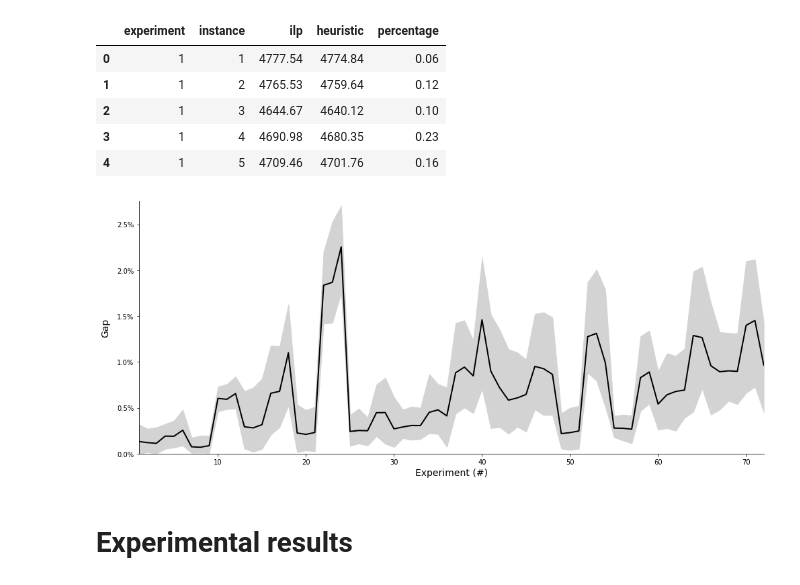
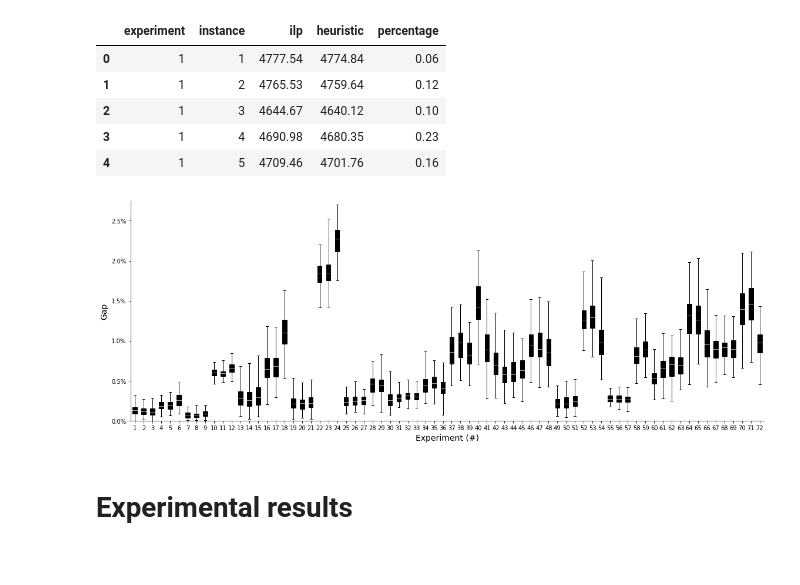
Before and after one commit to N-Wouda/PL-Hourly-Heuristic, a Jupyter notebook: analysis.ipynb, the cells around one changed output. Cells and saved outputs as stored; diff of their text form; code cells hidden in the pictures.

Commit message:
Different gaps plot

```diff
--- a/analysis.ipynb
+++ b/analysis.ipynb
@@ -140,30 +140,24 @@ pct.head()
 | 3 | 1 | 4 | 4690.98 | 4680.35 | 0.23 |
 | 4 | 1 | 5 | 4709.46 | 4701.76 | 0.16 |
 # %%
-_, ax = plt.subplots(figsize=(14, 6))
+_, ax = plt.subplots(figsize=(16, 6))
 
-sns.lineplot(data=pct, x='experiment', y='percentage', ax=ax)
-
-lo = pct.groupby(pct.experiment).min().percentage
-hi = pct.groupby(pct.experiment).max().percentage
-
-ax.fill_between(pct.experiment.unique(), lo, hi, color='lightgrey')
+d = pd.pivot(index='instance', columns='experiment', values='percentage', data=pct)
+d.boxplot(vert=True, ax=ax, whis=(0, 100), rot=0, patch_artist=True, grid=False)
 
 ax.yaxis.set_major_formatter(mtick.PercentFormatter(decimals=1))
-
 ax.set_ylim([0, 2.75])
-ax.set_xlim([1, 72])
 
 for spine in ['right', 'top']:
     ax.spines[spine].set_visible(False)
 
-ax.set_xlabel("Experiment (#)")
-ax.set_ylabel("Gap", labelpad=10)
+ax.set_xlabel("Experiment (#)", labelpad=5)
+ax.set_ylabel("Gap", labelpad=5)
 
 plt.tight_layout()
 plt.savefig("out/gaps.pdf", bbox_inches='tight');
 # %% [output]
-[figure, old version]
+[figure, new version]
 # %% [markdown]
 # Experimental results
 # %%
```
Also changed, not shown: parts of 1 cell of this notebook.
